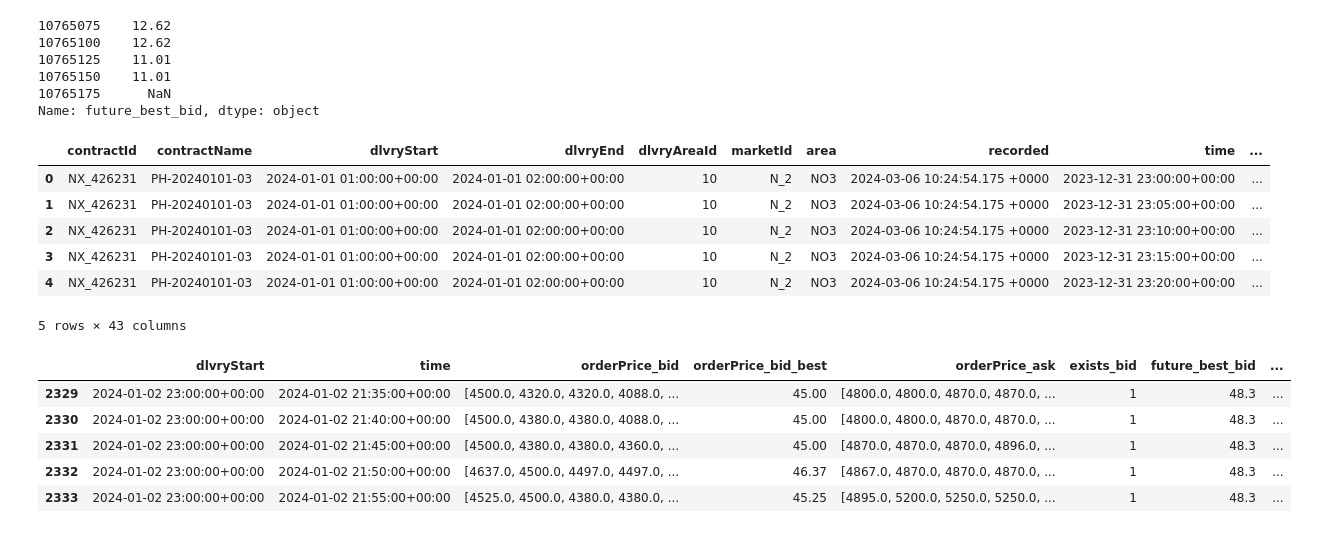
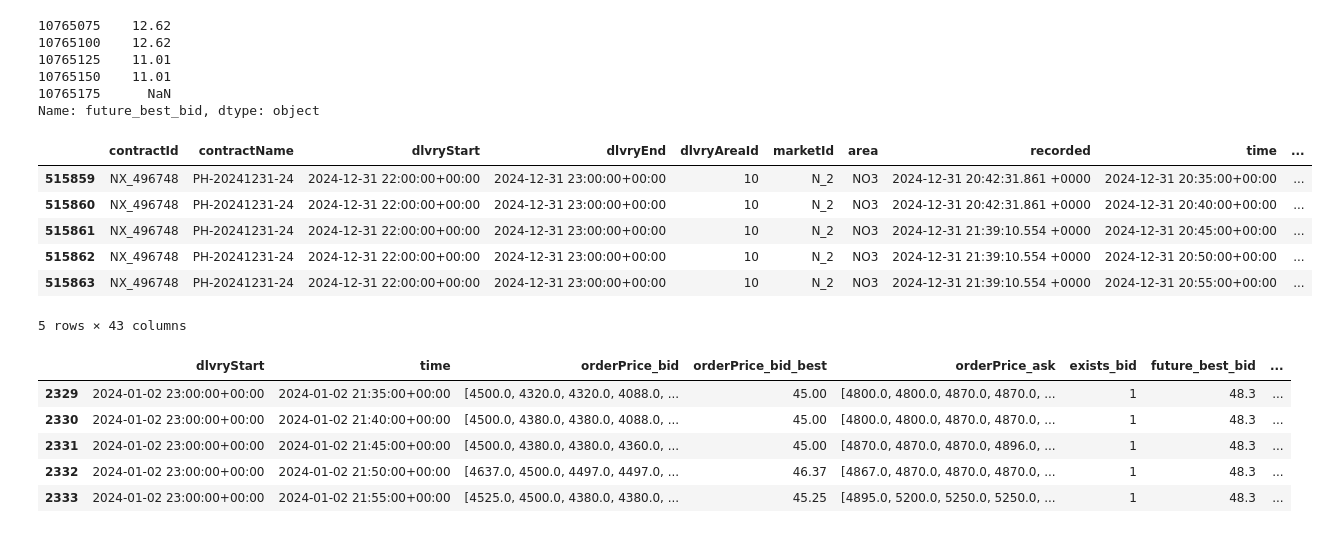
Before and after one commit to axelandreassen/Forecasting-ID-prices, a Jupyter notebook: DataPrep.ipynb, the cells around one changed output. Drawn from its saved outputs; the diff is of its cells as text; code cells hidden in the pictures.

```diff
--- a/DataPrep.ipynb
+++ b/DataPrep.ipynb
@@ -413,17 +413,17 @@ Name: future_best_bid, dtype: object
 #df = createIntervals(df)
 #df = create24hLag(df)
 
-df.to_parquet('Data/formatted_orderbook.parquet')
-#df = pd.read_parquet('Data/formatted_orderbook.parquet')
+#df.to_parquet('Data/formatted_orderbook.parquet')
+df = pd.read_parquet('Data/formatted_orderbook.parquet')
 # %%
-df.head(5)
+df.tail(5)
 # %% [output]
 |  | contractId | contractName | dlvryStart | dlvryEnd | dlvryAreaId | marketId | area | recorded | time | ... |
-| 0 | NX_426231 | PH-20240101-03 | 2024-01-01 01:00:00+00:00 | 2024-01-01 02:00:00+00:00 | 10 | N_2 | NO3 | 2024-03-06 10:24:54.175 +0000 | 2023-12-31 23:00:00+00:00 | ... |
-| 1 | NX_426231 | PH-20240101-03 | 2024-01-01 01:00:00+00:00 | 2024-01-01 02:00:00+00:00 | 10 | N_2 | NO3 | 2024-03-06 10:24:54.175 +0000 | 2023-12-31 23:05:00+00:00 | ... |
-| 2 | NX_426231 | PH-20240101-03 | 2024-01-01 01:00:00+00:00 | 2024-01-01 02:00:00+00:00 | 10 | N_2 | NO3 | 2024-03-06 10:24:54.175 +0000 | 2023-12-31 23:10:00+00:00 | ... |
-| 3 | NX_426231 | PH-20240101-03 | 2024-01-01 01:00:00+00:00 | 2024-01-01 02:00:00+00:00 | 10 | N_2 | NO3 | 2024-03-06 10:24:54.175 +0000 | 2023-12-31 23:15:00+00:00 | ... |
-| 4 | NX_426231 | PH-20240101-03 | 2024-01-01 01:00:00+00:00 | 2024-01-01 02:00:00+00:00 | 10 | N_2 | NO3 | 2024-03-06 10:24:54.175 +0000 | 2023-12-31 23:20:00+00:00 | ... |
+| 515859 | NX_496748 | PH-20241231-24 | 2024-12-31 22:00:00+00:00 | 2024-12-31 23:00:00+00:00 | 10 | N_2 | NO3 | 2024-12-31 20:42:31.861 +0000 | 2024-12-31 20:35:00+00:00 | ... |
+| 515860 | NX_496748 | PH-20241231-24 | 2024-12-31 22:00:00+00:00 | 2024-12-31 23:00:00+00:00 | 10 | N_2 | NO3 | 2024-12-31 20:42:31.861 +0000 | 2024-12-31 20:40:00+00:00 | ... |
+| 515861 | NX_496748 | PH-20241231-24 | 2024-12-31 22:00:00+00:00 | 2024-12-31 23:00:00+00:00 | 10 | N_2 | NO3 | 2024-12-31 21:39:10.554 +0000 | 2024-12-31 20:45:00+00:00 | ... |
+| 515862 | NX_496748 | PH-20241231-24 | 2024-12-31 22:00:00+00:00 | 2024-12-31 23:00:00+00:00 | 10 | N_2 | NO3 | 2024-12-31 21:39:10.554 +0000 | 2024-12-31 20:50:00+00:00 | ... |
+| 515863 | NX_496748 | PH-20241231-24 | 2024-12-31 22:00:00+00:00 | 2024-12-31 23:00:00+00:00 | 10 | N_2 | NO3 | 2024-12-31 21:39:10.554 +0000 | 2024-12-31 20:55:00+00:00 | ... |
 5 rows × 43 columns
 # %%
 df_copy[df_copy['dlvryStart'] == '2024-01-02 23:00:00+00:00'][['dlvryStart', 'time', 'orderPrice_bid', 'orderPrice_bid_best', 'orderPrice_ask', 'exists_bid', 'future_best_bid', 'future_best_bid_24h_ago']].tail(5)
```
